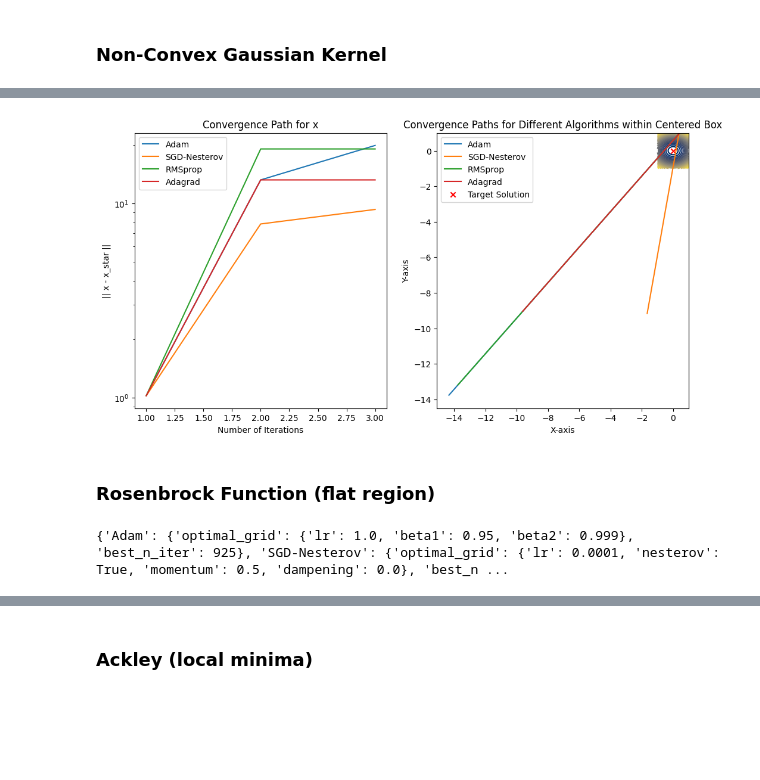
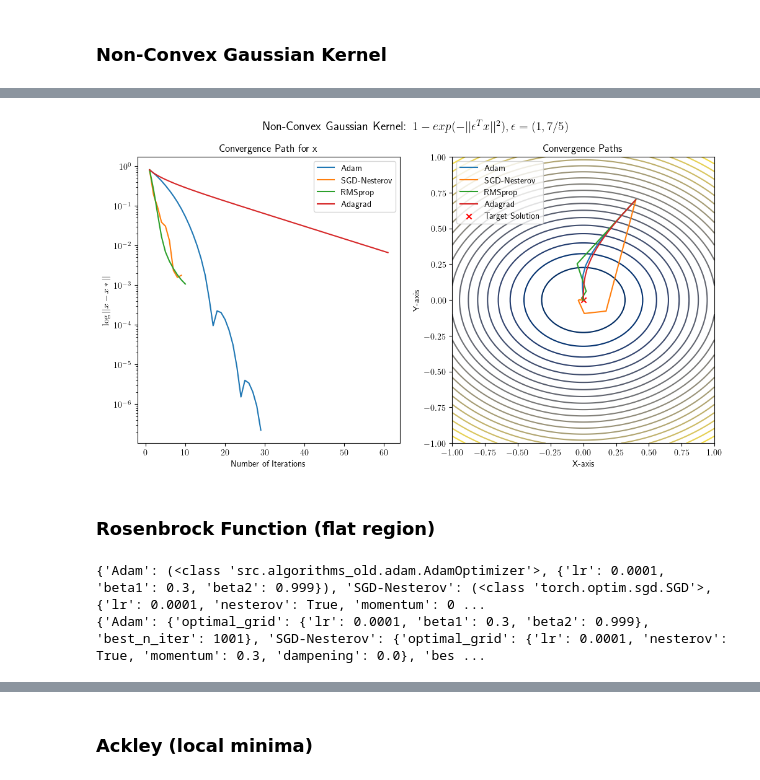
Before and after one commit to JulesBrable/AdvancedML, a Jupyter notebook: notebooks/algorithms.ipynb, the cells around one changed output, grey strips where cells are left out. Cells and saved outputs as stored; diff of their text form; code cells hidden in the pictures; blank space fills up the shorter version.

```diff
--- a/notebooks/algorithms.ipynb
+++ b/notebooks/algorithms.ipynb
@@ -338,14 +362,25 @@ sol_gauss, val_gauss = optimize_worklow(
-# %%
-# Plot convergence paths for different algorithms within a box
-plot_multiple_convergence_paths(sol_gauss, gauss, x_star, box_scale=1)
-# %% [output]
-[figure, removed]
+# %%
+optimizers_config = {
+    "Adam": (AdamOptimizer, {"lr": 1e-1, "beta1": 0.3, "beta2": 0.999999}),
+    "SGD-Nesterov": (optim.SGD, {"lr": 1e-0, "nesterov": True, "momentum": 0.5, "dampening": 0}),
+    "RMSprop": (optim.RMSprop, {"lr": 1e-1, "alpha": 0.95}),
+    "Adagrad": (optim.Adagrad, {"lr": 1e-1, "lr_decay": 0.}),
+}
+sol_gauss, _ = optimize_with_multiple_optimizers(x_init=[0.4, 0.7], loss_fn=gauss, loss_grad=gauss_grad,
+                                                      optimizers_config=optimizers_config, max_iter=1000, tol_grad=1e-6)
+
+# Plot convergence paths for different algorithms within a box
+title = "Non-Convex Gaussian Kernel: $1 - exp(-|| \epsilon^T x ||^2), \epsilon = (1, 7/5)$"
+plot_multiple_convergence_paths(sol_gauss, gauss, x_star, box_scale=1, title=title)
+# %% [output]
+[figure, added]
 # %% [markdown]
 ### Rosenbrock Function (flat region)
 # %%
 sol_rosen, val_rosen = optimize_worklow(
-    optimizers, param_grids, x_init,
+    optimizers, param_grids, x_init=[1.6, 1.1],
     loss_fn=rosenbrock, loss_grad=rosenbrock_grad
 )
 # %% [output]
-{'Adam': {'optimal_grid': {'lr': 1.0, 'beta1': 0.95, 'beta2': 0.999}, 'best_n_iter': 925}, 'SGD-Nesterov': {'optimal_grid': {'lr': 0.0001, 'nesterov': True, 'momentum': 0.5, 'dampening': 0.0}, 'best_n ...
+{'Adam': (<class 'src.algorithms_old.adam.AdamOptimizer'>, {'lr': 0.0001, 'beta1': 0.3, 'beta2': 0.999}), 'SGD-Nesterov': (<class 'torch.optim.sgd.SGD'>, {'lr': 0.0001, 'nesterov': True, 'momentum': 0 ...
+{'Adam': {'optimal_grid': {'lr': 0.0001, 'beta1': 0.3, 'beta2': 0.999}, 'best_n_iter': 1001}, 'SGD-Nesterov': {'optimal_grid': {'lr': 0.0001, 'nesterov': True, 'momentum': 0.3, 'dampening': 0.0}, 'bes ...
```
Also changed, not shown: parts of 23 cells of this notebook, 6 other files.
